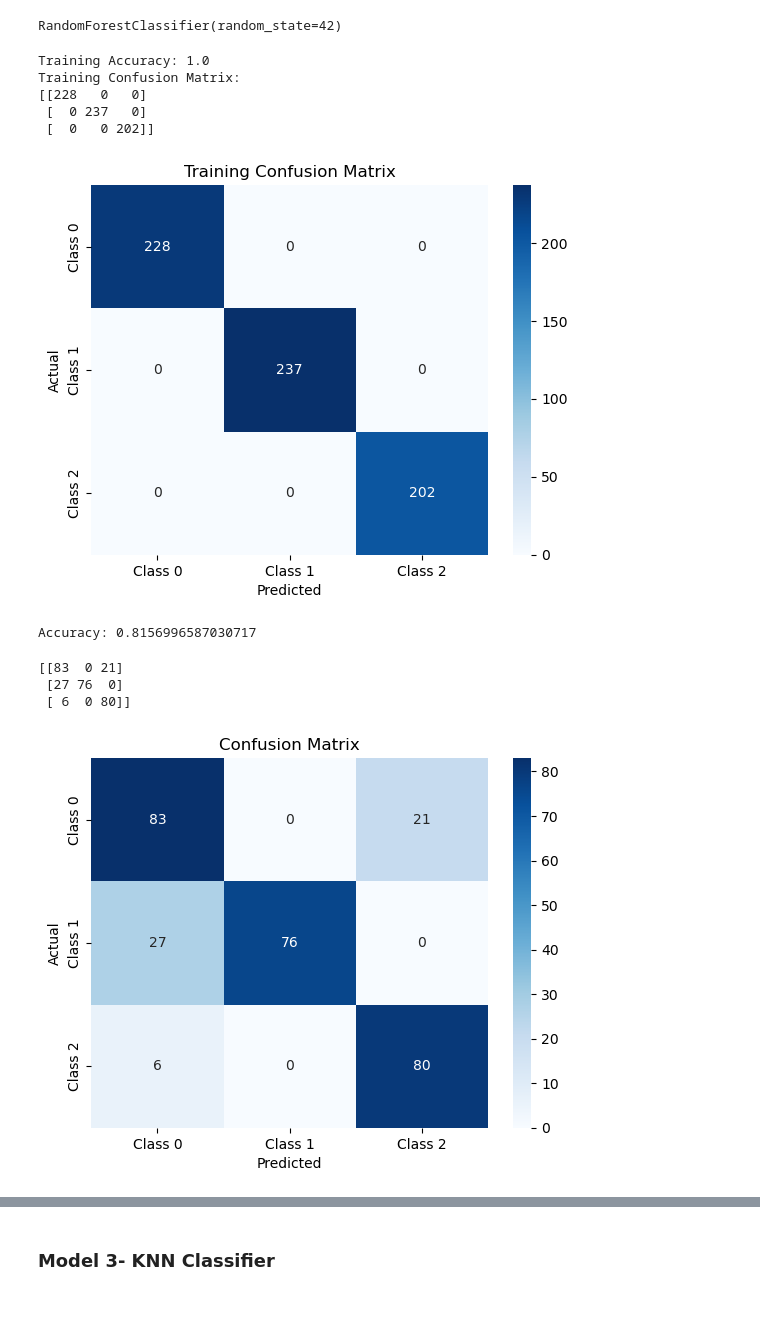
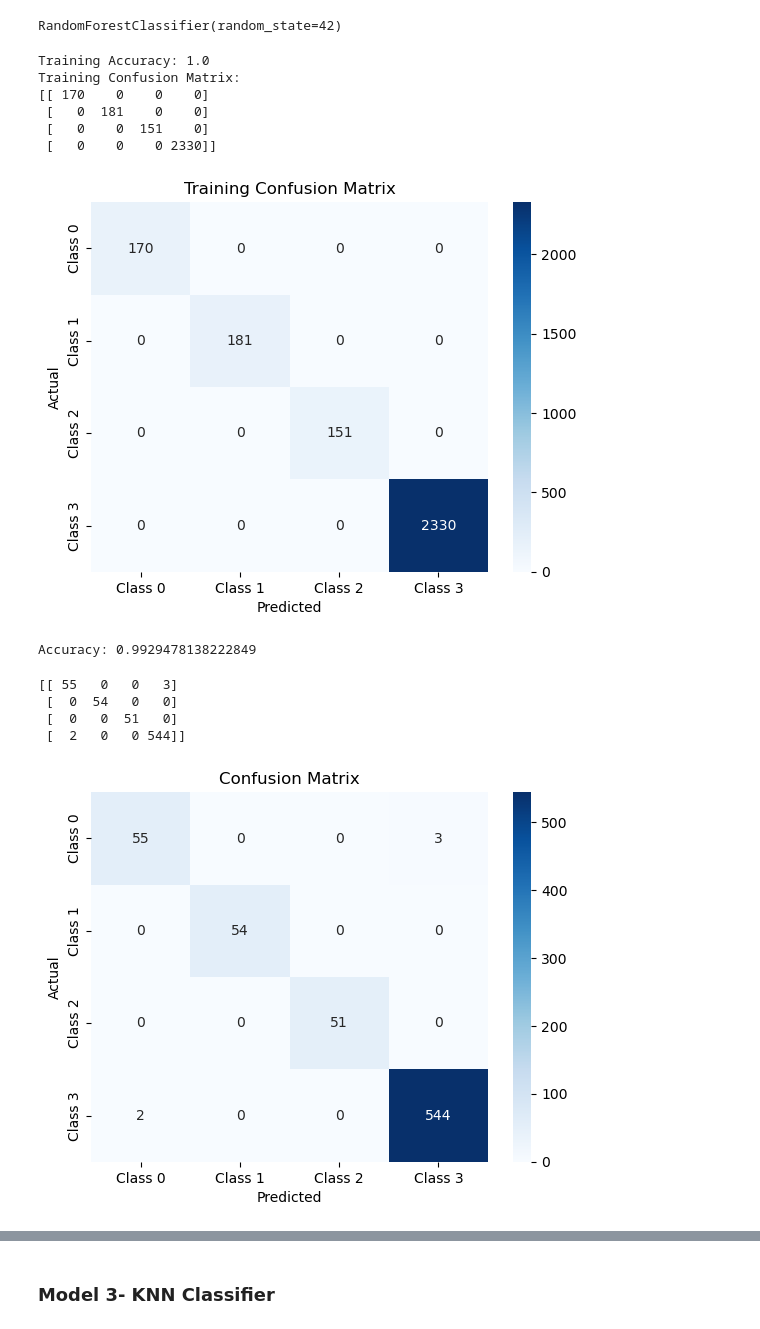
Before and after one commit to Aishwarya-Ubale/YogaPoseDetection, a Jupyter notebook: AnnotationForKeyPointDetection.ipynb, the cells around one changed output, grey strips where cells are left out. Drawn from its saved outputs; the diff is of its cells as text; code cells hidden in the pictures.

Commit message:
Used  only training dataset for model training

```diff
--- a/AnnotationForKeyPointDetection.ipynb
+++ b/AnnotationForKeyPointDetection.ipynb
@@ -263,0 +298,10 @@ Name: target, dtype: int64
+# %%
+#Splitting the data
+
+X_train, X_ttest, y_train, y_ttest = train_test_split(X, Y, test_size=0.2, random_state=42)
+
+
+class_counts = data['target'].value_counts()
+
+print("Class Distribution:")
+print(class_counts)
@@ -344,11 +395,11 @@ mpDraw = mp.solutions.drawing_utils
 # %%
 
 model = SVC(kernel='poly', probability=True)
-model.fit(X,Y)
-predictions = model.predict(X_test)
-actual_labels = test_data['target']
+model.fit(X_train,y_train)
+predictions = model.predict(X_train)
+#actual_labels = test_data['target']
 
 from sklearn.metrics import accuracy_score
-accuracy = accuracy_score(Y_test, predictions)
+accuracy = accuracy_score(y_train, predictions)
 print("Accuracy:", accuracy)
 # %% [output]
@@ -419,7 +468,7 @@ from sklearn.ensemble import RandomForestClassifier
 
 # Create and train the Random Forest Classifier
 model = RandomForestClassifier(n_estimators=100, random_state=42)
-model.fit(X,Y)
+model.fit(X_train,y_train)
 # %% [output]
 RandomForestClassifier(random_state=42)
 # %%
@@ -429,21 +478,21 @@ import matplotlib.pyplot as plt
 from sklearn.metrics import accuracy_score
 
 # Predictions on training data
-train_predictions = model.predict(X)
+train_predictions = model.predict(X_train)
 
 # Calculate accuracy on training data
-train_accuracy = accuracy_score(Y, train_predictions)
+train_accuracy = accuracy_score(y_train, train_predictions)
 print("Training Accuracy:", train_accuracy)
 
 # Confusion matrix for training data
-train_conf_matrix = confusion_matrix(Y, train_predictions)
+train_conf_matrix = confusion_matrix(y_train, train_predictions)
 
 # Print confusion matrix for training data
 print("Training Confusion Matrix:")
 print(train_conf_matrix)
 
 # Plot confusion matrix using seaborn
-sns.heatmap(train_conf_matrix, annot=True, fmt='d', cmap='Blues', xticklabels=['Class 0', 'Class 1', 'Class 2'], yticklabels=['Class 0', 'Class 1', 'Class 2'])
+sns.heatmap(train_conf_matrix, annot=True, fmt='d', cmap='Blues', xticklabels=['Class 0', 'Class 1', 'Class 2','Class 3'], yticklabels=['Class 0', 'Class 1', 'Class 2','Class 3'])
 plt.xlabel('Predicted')
 plt.ylabel('Actual')
 plt.title('Training Confusion Matrix')
@@ -451,32 +500,34 @@ plt.show()
 # %% [output]
 Training Accuracy: 1.0
 Training Confusion Matrix:
-[[228   0   0]
- [  0 237   0]
- [  0   0 202]]
+[[ 170    0    0    0]
+ [   0  181    0    0]
+ [   0    0  151    0]
+ [   0    0    0 2330]]
-[figure, old version]
+[figure, new version]
 # %%
-predictions = model.predict(X_test)
-actual_labels = test_data['target']
+predictions = model.predict(X_ttest)
+#actual_labels = test_data['target']
 
 from sklearn.metrics import accuracy_score
-accuracy = accuracy_score(actual_labels, predictions)
+accuracy = accuracy_score(y_ttest, predictions)
 print("Accuracy:", accuracy)
 # %% [output]
-Accuracy: 0.8156996587030717
+Accuracy: 0.9929478138222849
 # %%
 from sklearn import metrics
 
-confusion_matrix = metrics.confusion_matrix(actual_labels, predictions)
+confusion_matrix = metrics.confusion_matrix(y_ttest, predictions)
 print(confusion_matrix)
 # Plot confusion matrix using seaborn
-sns.heatmap(confusion_matrix, annot=True, fmt='d', cmap='Blues', xticklabels=['Class 0', 'Class 1', 'Class 2'], yticklabels=['Class 0', 'Class 1', 'Class 2'])
+sns.heatmap(confusion_matrix, annot=True, fmt='d', cmap='Blues', xticklabels=['Class 0', 'Class 1', 'Class 2','Class 3'], yticklabels=['Class 0', 'Class 1', 'Class 2','Class 3'])
 plt.xlabel('Predicted')
 plt.ylabel('Actual')
 plt.title('Confusion Matrix')
 plt.show()
 # %% [output]
-[[83  0 21]
- [27 76  0]
- [ 6  0 80]]
+[[ 55   0   0   3]
+ [  0  54   0   0]
+ [  0   0  51   0]
+ [  2   0   0 544]]
-[figure, old version]
+[figure, new version]
```
Also changed, not shown: parts of 28 cells of this notebook.
